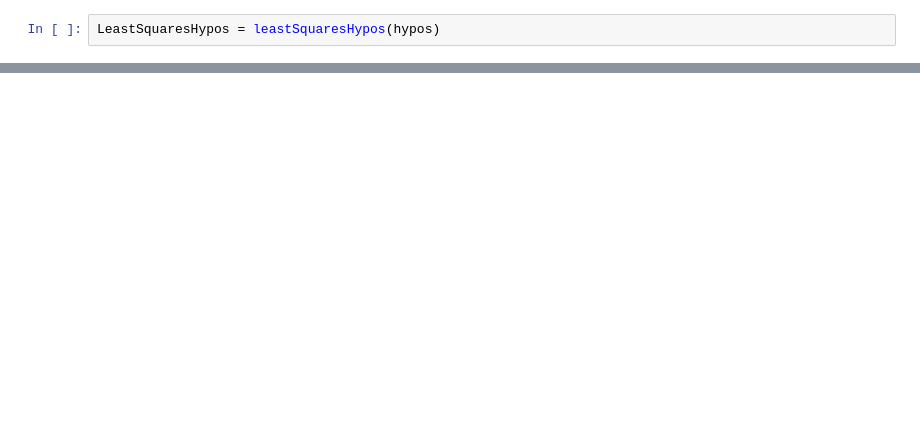
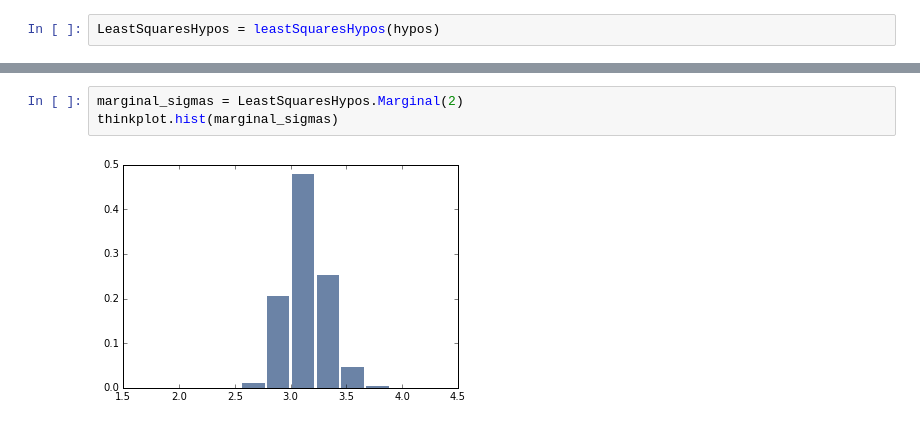
Before and after one commit to NathanYee/ThinkBayes2, a Jupyter notebook: bayesianLinearRegression/Final Report.ipynb, the cells around one changed output, grey strips where cells are left out. Saved outputs shown, nothing was run; the diff lists cells and outputs as text; blank space fills up the shorter version.

```diff
--- a/bayesianLinearRegression/Final Report.ipynb
+++ b/bayesianLinearRegression/Final Report.ipynb
@@ -207,0 +149,5 @@ LeastSquaresHypos.Print()
+# %%
+marginal_sigmas = LeastSquaresHypos.Marginal(2)
+thinkplot.hist(marginal_sigmas)
+# %% [output]
+[figure, added]
```
Also changed, not shown: parts of 18 cells of this notebook.
